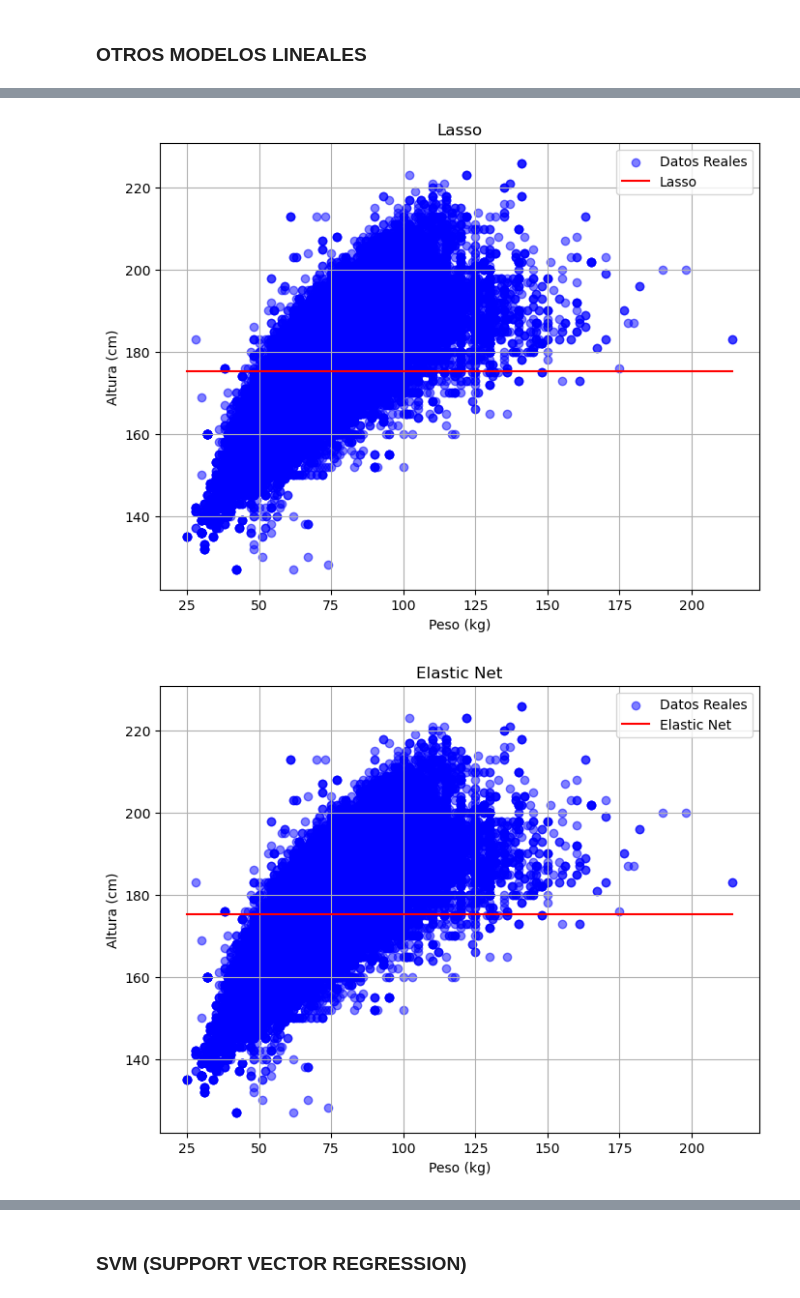
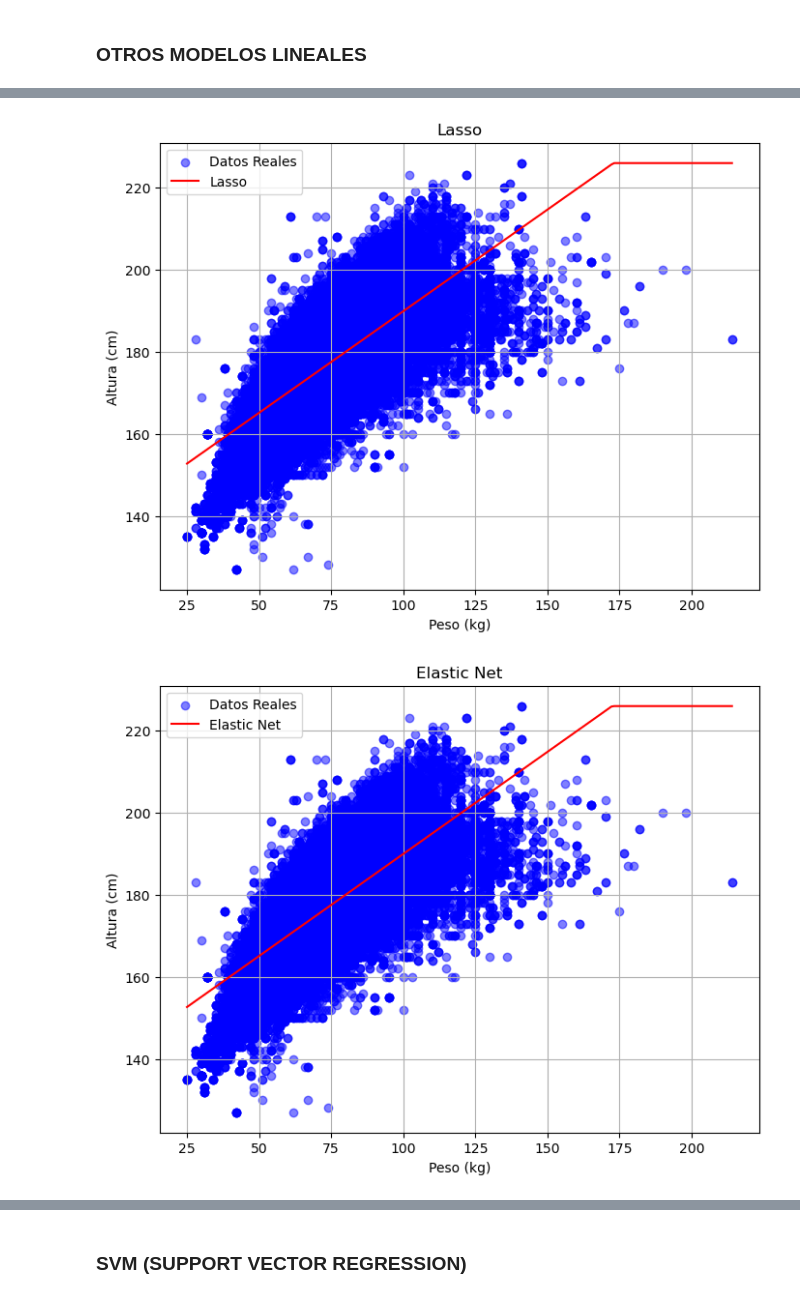
Before and after one commit to VIZ3NT04/model_ath, a Jupyter notebook: piton.ipynb, the cells around one changed output, grey strips where cells are left out. Saved outputs shown, nothing was run; the diff lists cells and outputs as text; code cells hidden in the pictures.

```diff
--- a/piton.ipynb
+++ b/piton.ipynb
@@ -1052,7 +975,6 @@ R²: 0.6467629692244231
 # %% [markdown]
 ### OTROS MODELOS LINEALES
 # %%
-# Importar librerías
 import numpy as np
 import pandas as pd
 from sklearn.linear_model import Ridge, Lasso, ElasticNet, Lars, BayesianRidge
@@ -1061,90 +983,70 @@ from sklearn.model_selection import train_test_split
 from sklearn.metrics import mean_squared_error, r2_score
 import matplotlib.pyplot as plt
 
-# ---------------------------------------------
-# 1. Selección de variables
-# ---------------------------------------------
 X = df[['Weight_scaled']]
 y = df[['Height_scaled']]
 
-# Dividir en train/test
+# Dividir en entrenamiento / prueba
 X_train, X_test, y_train, y_test = train_test_split(
     X, y, test_size=0.2, random_state=42
 )
 
-# Guardar min/max para desescalar luego
+# Guardar mínimos y máximos para desescalar luego
 height_min, height_max = df['Height'].min(), df['Height'].max()
 weight_min, weight_max = df['Weight'].min(), df['Weight'].max()
 
-# ---------------------------------------------
-# 2. Modelos a evaluar
-# ---------------------------------------------
+# Definir modelos
 models = {
     "Ridge": Ridge(alpha=1.0),
-    "Lasso": Lasso(alpha=0.1),
-    "Elastic Net": ElasticNet(alpha=0.1, l1_ratio=0.5),
+    "Lasso": Lasso(alpha=0.001),
+    "Elastic Net": ElasticNet(alpha=0.001, l1_ratio=0.5),
     "LARS": Lars(),
     "Bayesian Ridge": BayesianRidge(),
-    "Random Forest": RandomForestRegressor(n_estimators=100, random_state=42),
 }
 
 results = []
 
-# ---------------------------------------------
-# 3. Entrenamiento y evaluación
-# ---------------------------------------------
 for name, model in models.items():
-
-    # Entrenar modelo
     model.fit(X_train, y_train.values.ravel())
 
-    # Predecir (en escala)
+    # Predecir en escala (0..1)
     y_pred_scaled = model.predict(X_test)
 
-    # Métricas
     mse = mean_squared_error(y_test, y_pred_scaled)
     rmse = np.sqrt(mse)
     r2 = r2_score(y_test, y_pred_scaled)
 
     results.append((name, mse, rmse, r2))
 
-    # -----------------------------------------
-    # 4. Graficar en valores reales
-    # -----------------------------------------
-
     X_range_scaled = np.linspace(X.min(), X.max(), 200).reshape(-1, 1)
     y_range_scaled = model.predict(X_range_scaled)
 
-    # Limitar predicciones para evitar explosiones
     y_range_scaled = np.clip(y_range_scaled, 0, 1)
 
-    # Desescalar valores reales
+    # Desescalar a valores reales
     X_range_real = X_range_scaled * (weight_max - weight_min) + weight_min
     y_range_real = y_range_scaled * (height_max - height_min) + height_min
 
     plt.figure(figsize=(8, 6))
     plt.scatter(df['Weight'], df['Height'], color="blue", alpha=0.5, label="Datos Reales")
     plt.plot(X_range_real, y_range_real, color="red", label=name)
     plt.xlabel("Peso (kg)")
     plt.ylabel("Altura (cm)")
     plt.title(name)
     plt.legend()
     plt.grid()
     plt.show()
 
-# ---------------------------------------------
-# 5. Resultados ordenados por desempeño
-# ---------------------------------------------
 results_df = pd.DataFrame(results, columns=["Modelo", "MSE", "RMSE", "R²"])
 results_df = results_df.sort_values(by="R²", ascending=False)
 results_df['R²'] = results_df['R²'].apply(lambda v: 0 if v < 0 else v)
 results_df = results_df.round(6)
 
 print("\nResultados de los modelos de regresión (ordenados por R²):")
 print(results_df.to_string(index=False))
 # %% [output]
 [figure]
-[figure, old version]
+[figure, new version]
-[figure, old version]
+[figure, new version]
 [figure]
 [figure]
```
Also changed, not shown: parts of 14 cells of this notebook.
